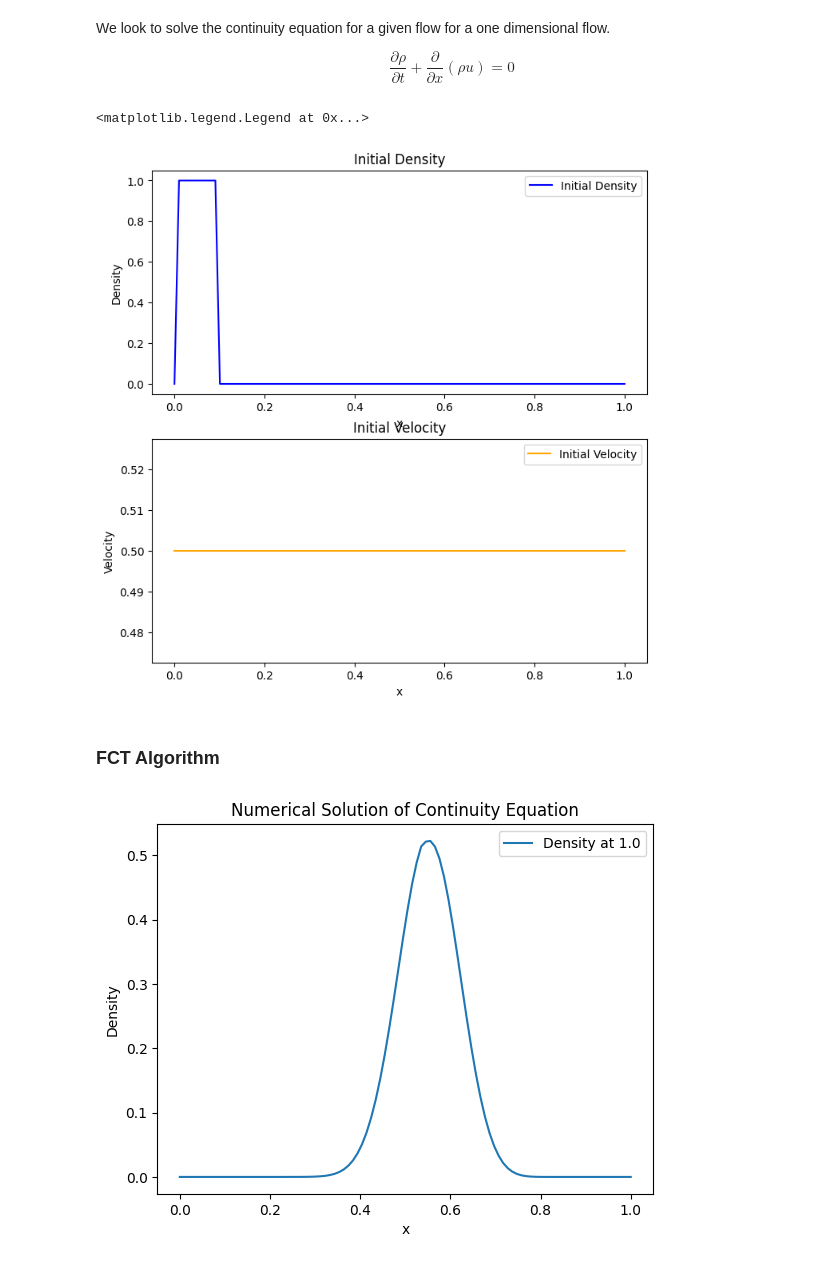
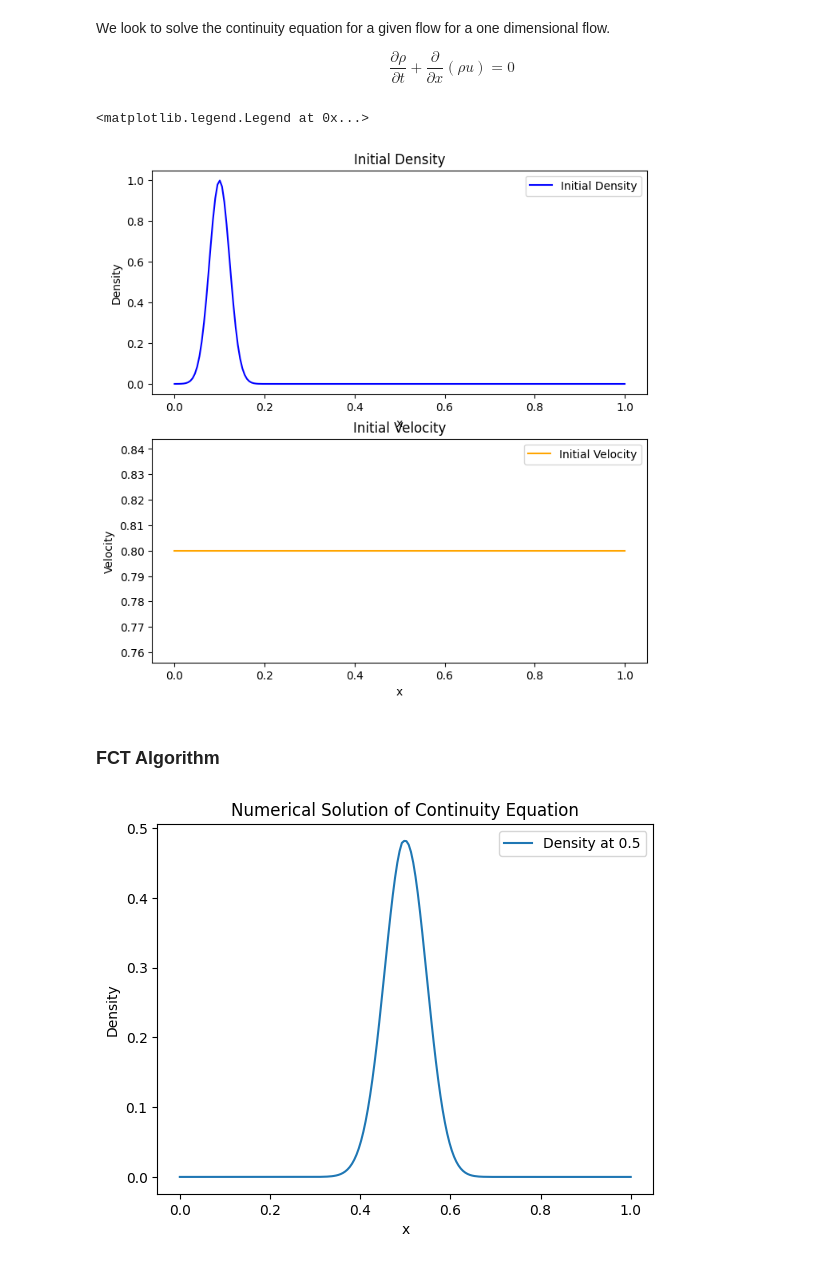
Before and after one commit to daniloaballayf/Shockwave-TAMU, a Jupyter notebook: 1D Notebooks/ContinuityEquation.ipynb, the cells around one changed output. Cells and saved outputs as stored; diff of their text form; code cells hidden in the pictures.

```diff
--- a/1D Notebooks/ContinuityEquation.ipynb
+++ b/1D Notebooks/ContinuityEquation.ipynb
@@ -13,16 +12,18 @@ from scipy.sparse.linalg import gmres
 # Parameters
 L = 1.0         # Length of the domain
 T = 1.0         # Total simulation time
-Nx = 100        # Number of spatial points
-Nt = 200        # Number of time steps
+Nx = 200        # Number of spatial points
+Nt = 800        # Number of time steps
 dx = L / (Nx - 1)
 dt = T / Nt
 # %%
 # Initial conditions
 x = np.linspace(0, L, Nx)
-u = 0.5*np.ones(Nx) #np.exp(-(x - 0.5*L)**2 / 0.1)             # Velocity
-rho = np.zeros(Nx)       # Example initial density profile
-rho[1:10] = 1
+u = 0.8*np.ones(Nx) #np.exp(-(x - 0.5*L)**2 / 0.1)             # Velocity
+rho = np.exp(-(x-0.1*L)**2 /0.001)
+#rho = np.zeros(Nx)       # Example initial density profile
+#rho[:10] = 2
+#rho[10:] = 0.5
 # %%
 fig, axs = plt.subplots(2, 1, figsize=(8, 8))
 axs[0].plot(x, rho, label='Initial Density', color='blue')
@@ -38,7 +39,7 @@ axs[1].set_ylabel('Velocity')
 axs[1].legend()
 # %% [output]
 <matplotlib.legend.Legend at 0x...>
-[figure, old version]
+[figure, new version]
 # %% [markdown]
 ### FCT Algorithm
 # %%
@@ -48,10 +49,13 @@ nu = 0.5 * np.abs(eps) + 0.15
 # %%
 # Generate Matrix
 import scipy.sparse as sp
-d_1 = nu[1:] - 0.5*eps[1:]
-d_2 = nu[:-1] + 0.5*eps[:-1]
-d_p = 1 - 0.5*(eps[1:] - eps[:-1]) - nu[:-1] - nu[1:]
-M = sp.diags([d_2, d_p, d_1], offsets=[-1, 0, 1], shape = (Nx-2,Nx-2), format='csr')
+d_1 = np.zeros(Nx-1)
+d_2 = np.zeros(Nx-1)
+d_p = np.ones(Nx)
+d_1[1:] = nu[1:] - 0.5*eps[1:]
+d_2[:-1] = nu[:-1] + 0.5*eps[:-1]
+d_p[1:-1] = 1 - 0.5*(eps[1:] - eps[:-1]) - nu[:-1] - nu[1:]
+M = sp.diags([d_2, d_p, d_1], offsets=[-1, 0, 1], shape = (Nx,Nx), format='csr')
 # %%
 rho_tilde = np.zeros(Nx)
 mu = nu - 0.5*np.abs(eps)
@@ -59,8 +63,7 @@ solution = np.zeros((rho.shape[0], Nt+1))
 solution[:, 0] = rho[:]
 
 for i in range(1, Nt+1):
-    aux_sol = M@solution[1:-1,i-1]
-    rho_tilde[1:-1] = aux_sol
+    rho_tilde = M@solution[:,i-1]
     f_ad = mu*(rho_tilde[1:] - rho_tilde[:-1])
     s = np.sign(rho_tilde[1:] - rho_tilde[:-1])
     aux = np.zeros(Nx-1)
@@ -68,15 +71,15 @@ for i in range(1, Nt+1):
     f_cor = s * np.maximum(0, np.minimum(s*aux, np.abs(f_ad), s*(rho_tilde[1:] - rho_tilde[:-1])))
     solution[1:-1, i] = rho_tilde[1:-1] - f_cor[1:] + f_cor[:-1]
 # %%
-idx = 200
+idx = 400
 plt.plot(x, solution[:,idx], label=f'Density at {T * idx/Nt}')
 plt.title('Numerical Solution of Continuity Equation')
 plt.xlabel('x')
 plt.ylabel('Density')
 plt.legend()
 plt.show()
 # %% [output]
-[figure, old version]
+[figure, new version]
 # %%
 sum = 0
 for i in range(Nx):
```
Also changed, not shown: parts of 3 cells of this notebook.
